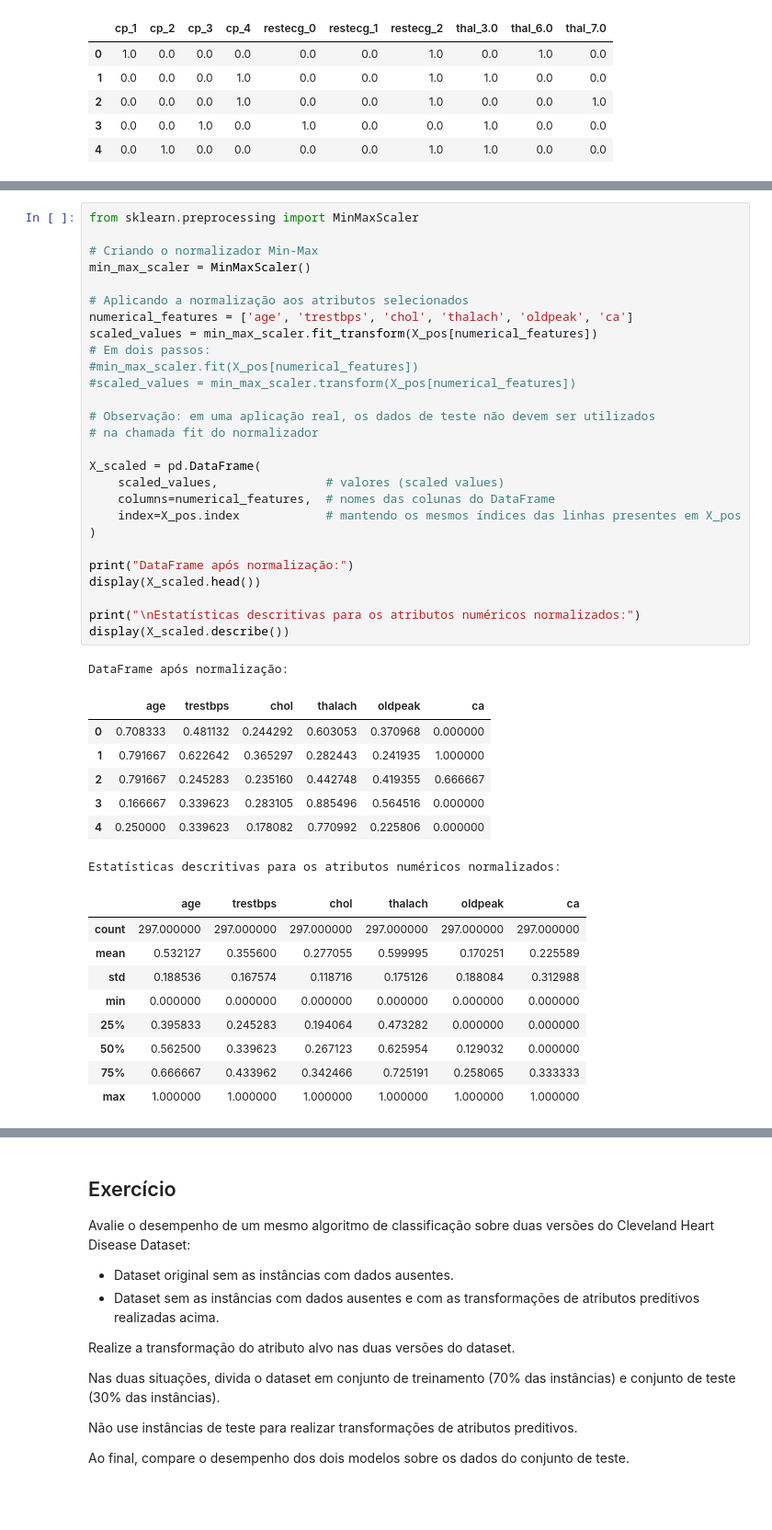
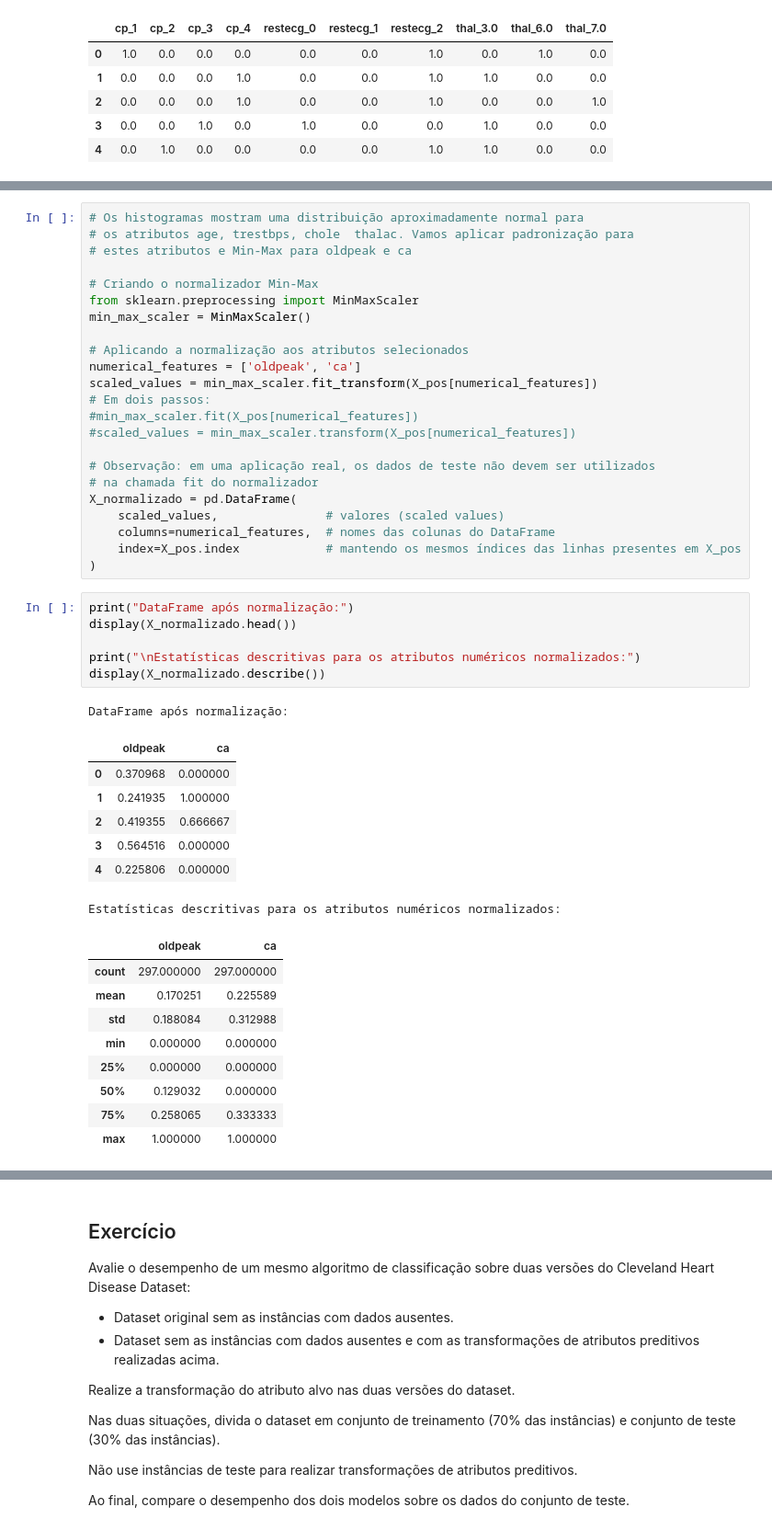
Before and after one commit to alexlimatds/esp_introducao_am, a Jupyter notebook: 04_caracterizacao_e_pre_processamento_de_dados.ipynb, the cells around one changed output, grey strips where cells are left out. Shown at 92% size. Cells and saved outputs as stored; diff of their text form; blank space fills up the shorter version.

```diff
--- a/04_caracterizacao_e_pre_processamento_de_dados.ipynb
+++ b/04_caracterizacao_e_pre_processamento_de_dados.ipynb
@@ -432,11 +489,14 @@ display(X_pos[['age', 'trestbps', 'chol', 'thalach', 'oldpeak', 'ca']].describe(
 # %%
-from sklearn.preprocessing import MinMaxScaler
+# Os histogramas mostram uma distribuição aproximadamente normal para
+# os atributos age, trestbps, chole  thalac. Vamos aplicar padronização para
+# estes atributos e Min-Max para oldpeak e ca
 
 # Criando o normalizador Min-Max
+from sklearn.preprocessing import MinMaxScaler
 min_max_scaler = MinMaxScaler()
 
 # Aplicando a normalização aos atributos selecionados
-numerical_features = ['age', 'trestbps', 'chol', 'thalach', 'oldpeak', 'ca']
+numerical_features = ['oldpeak', 'ca']
 scaled_values = min_max_scaler.fit_transform(X_pos[numerical_features])
 # Em dois passos:
 #min_max_scaler.fit(X_pos[numerical_features])
@@ -444,33 +504,32 @@ scaled_values = min_max_scaler.fit_transform(X_pos[numerical_features])
 
 # Observação: em uma aplicação real, os dados de teste não devem ser utilizados
 # na chamada fit do normalizador
-
-X_scaled = pd.DataFrame(
+X_normalizado = pd.DataFrame(
     scaled_values,               # valores (scaled values)
     columns=numerical_features,  # nomes das colunas do DataFrame
     index=X_pos.index            # mantendo os mesmos índices das linhas presentes em X_pos
 )
-
-print("DataFrame após normalização:")
-display(X_scaled.head())
-
-print("\nEstatísticas descritivas para os atributos numéricos normalizados:")
-display(X_scaled.describe())
-# %% [output]
-DataFrame após normalização:
-|  | age | trestbps | chol | thalach | oldpeak | ca |
-| 0 | 0.708333 | 0.481132 | 0.244292 | 0.603053 | 0.370968 | 0.000000 |
-| 1 | 0.791667 | 0.622642 | 0.365297 | 0.282443 | 0.241935 | 1.000000 |
-| 2 | 0.791667 | 0.245283 | 0.235160 | 0.442748 | 0.419355 | 0.666667 |
-| 3 | 0.166667 | 0.339623 | 0.283105 | 0.885496 | 0.564516 | 0.000000 |
-| 4 | 0.250000 | 0.339623 | 0.178082 | 0.770992 | 0.225806 | 0.000000 |
-Estatísticas descritivas para os atributos numéricos normalizados:
-|  | age | trestbps | chol | thalach | oldpeak | ca |
-| count | 297.000000 | 297.000000 | 297.000000 | 297.000000 | 297.000000 | 297.000000 |
-| mean | 0.532127 | 0.355600 | 0.277055 | 0.599995 | 0.170251 | 0.225589 |
-| std | 0.188536 | 0.167574 | 0.118716 | 0.175126 | 0.188084 | 0.312988 |
-| min | 0.000000 | 0.000000 | 0.000000 | 0.000000 | 0.000000 | 0.000000 |
-| 25% | 0.395833 | 0.245283 | 0.194064 | 0.473282 | 0.000000 | 0.000000 |
-| 50% | 0.562500 | 0.339623 | 0.267123 | 0.625954 | 0.129032 | 0.000000 |
-| 75% | 0.666667 | 0.433962 | 0.342466 | 0.725191 | 0.258065 | 0.333333 |
-| max | 1.000000 | 1.000000 | 1.000000 | 1.000000 | 1.000000 | 1.000000 |
+# %%
+print("DataFrame após normalização:")
+display(X_normalizado.head())
+
+print("\nEstatísticas descritivas para os atributos numéricos normalizados:")
+display(X_normalizado.describe())
+# %% [output]
+DataFrame após normalização:
+|  | oldpeak | ca |
+| 0 | 0.370968 | 0.000000 |
+| 1 | 0.241935 | 1.000000 |
+| 2 | 0.419355 | 0.666667 |
+| 3 | 0.564516 | 0.000000 |
+| 4 | 0.225806 | 0.000000 |
+Estatísticas descritivas para os atributos numéricos normalizados:
+|  | oldpeak | ca |
+| count | 297.000000 | 297.000000 |
+| mean | 0.170251 | 0.225589 |
+| std | 0.188084 | 0.312988 |
+| min | 0.000000 | 0.000000 |
+| 25% | 0.000000 | 0.000000 |
+| 50% | 0.129032 | 0.000000 |
+| 75% | 0.258065 | 0.333333 |
+| max | 1.000000 | 1.000000 |
```
Also changed, not shown: parts of 12 cells of this notebook.
